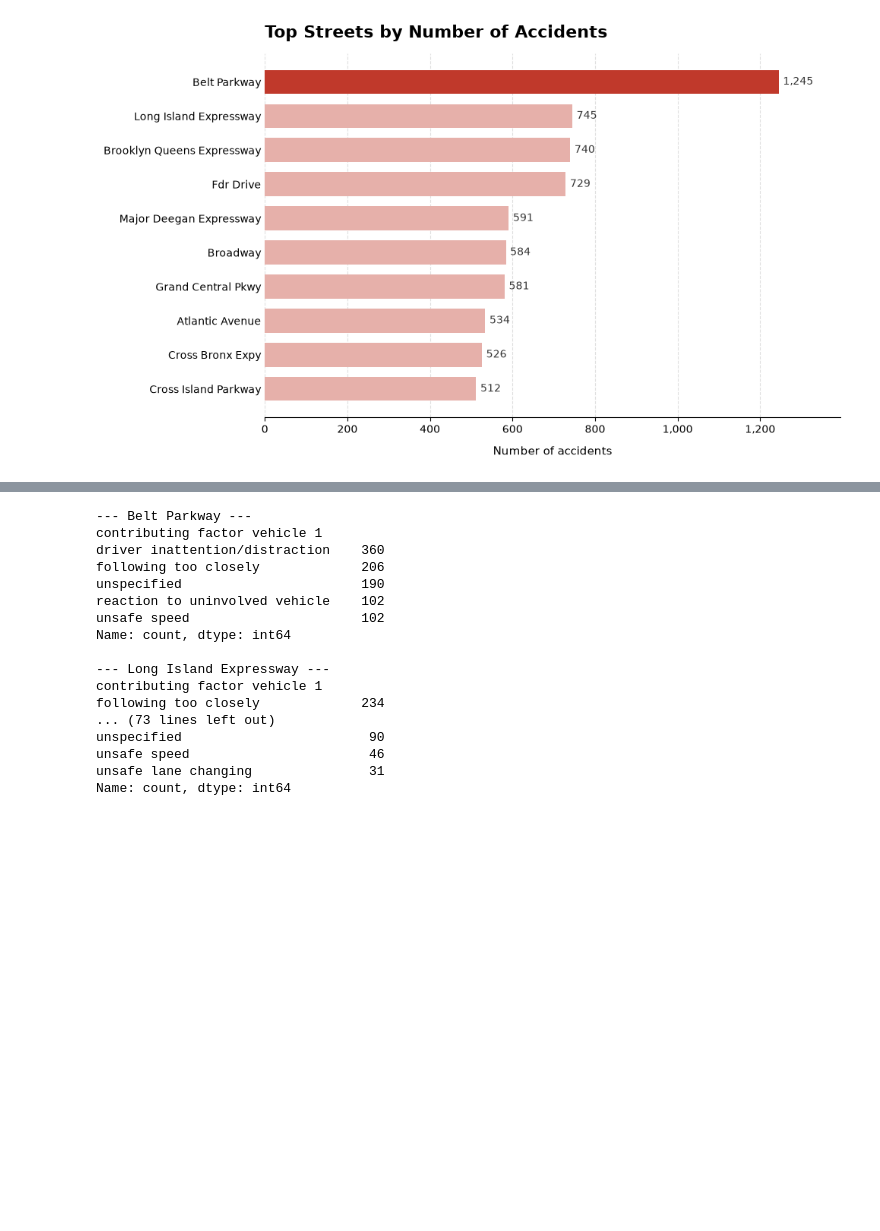
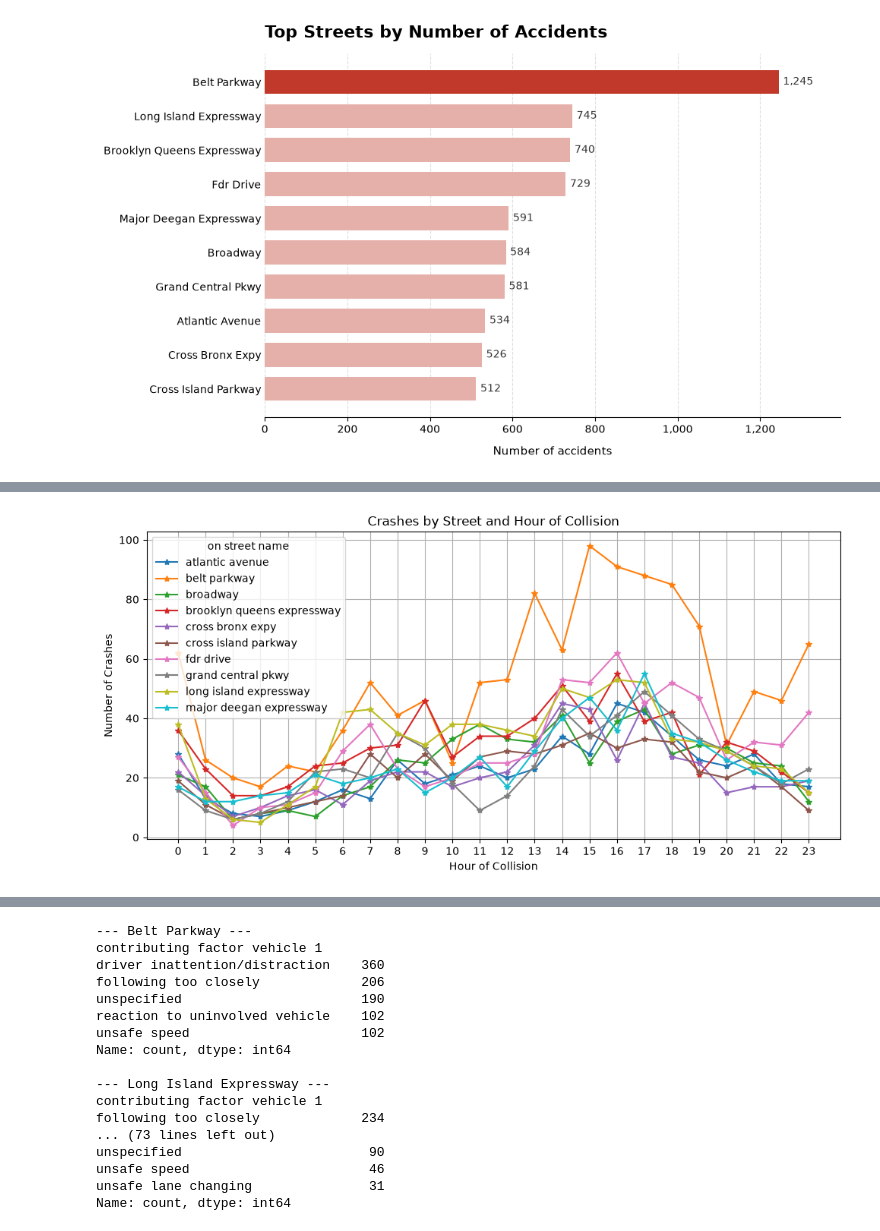
Before and after one commit to iconlit/NYC-Accidents-2020, a Jupyter notebook: src/accidents_hotspots.ipynb, the cells around one changed output, grey strips where cells are left out. Cells and saved outputs as stored; diff of their text form; code cells hidden in the pictures; blank space fills up the shorter version.

```diff
--- a/src/accidents_hotspots.ipynb
+++ b/src/accidents_hotspots.ipynb
@@ -391,0 +441,7 @@ plt.show()
+# %%
+hspt_hourly_trend = df[df["on street name"].isin(hspt_list)].groupby(["on street name","hour_of_collision"]).agg(
+    crashes = ("collision_id","count"),
+).reset_index()
+hspt_hourly_trend["hour_of_collision"] = pd.Categorical(hspt_hourly_trend["hour_of_collision"], categories=hour, ordered=True)
+
+hspt_hourly_trend
@@ -391,0 +462,3 @@ plt.show()
+# %%
+hspt_hourly_pivot = hspt_hourly_trend.pivot(index="hour_of_collision",columns="on street name",values="crashes").reset_index()
+hspt_hourly_pivot
@@ -391,0 +483,12 @@ plt.show()
+# %%
+hspt_hourly_pivot.plot(figsize=(10,5),marker="*")
+plt.title("Crashes by Street and Hour of Collision")
+plt.xlabel("Hour of Collision")
+plt.ylabel("Number of Crashes")
+plt.ticklabel_format(style='plain', axis='y')
+plt.xticks(hspt_hourly_pivot["hour_of_collision"])
+plt.grid(True)
+plt.tight_layout()
+plt.show()
+# %% [output]
+[figure, added]
```
Also changed, not shown: parts of 9 cells of this notebook, 1 other file.
